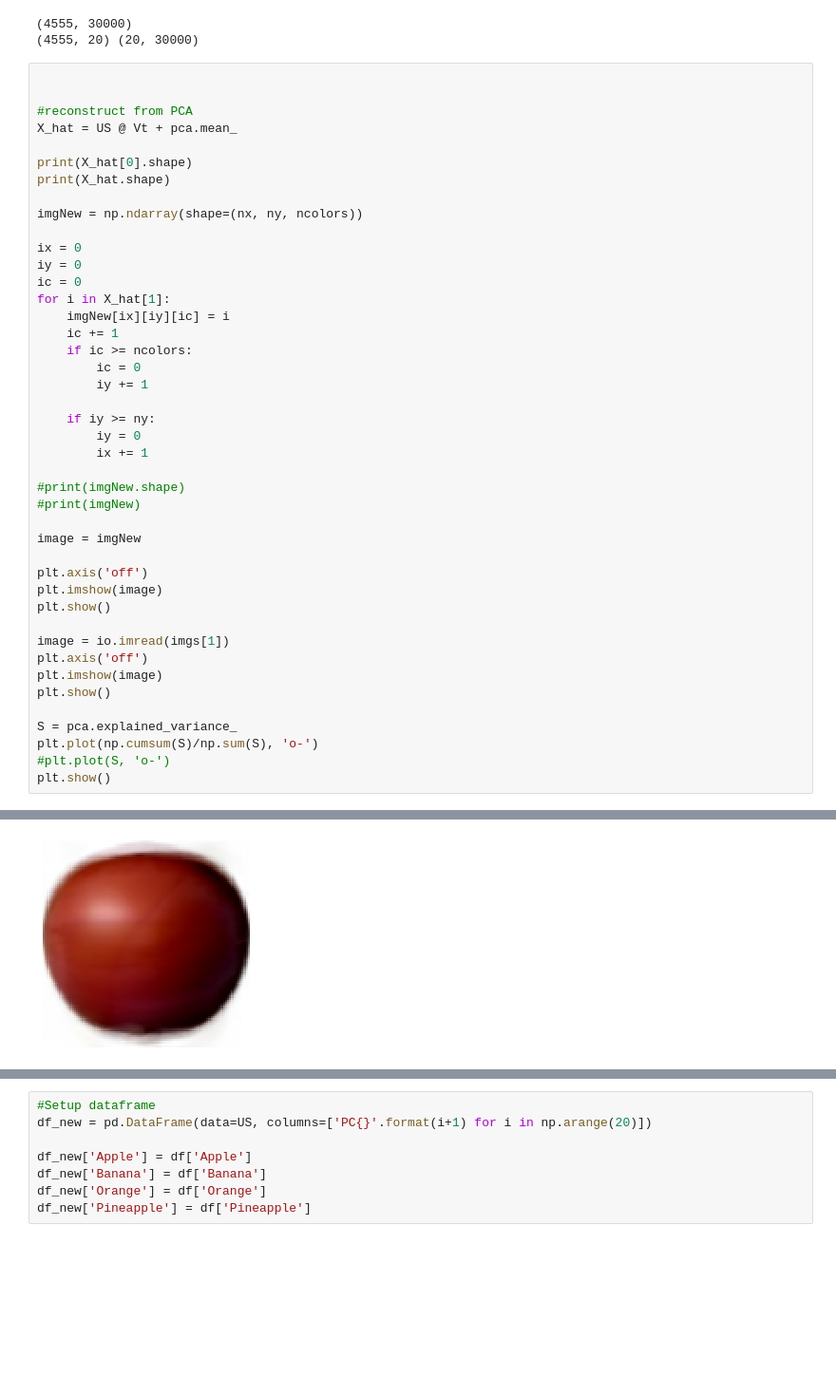
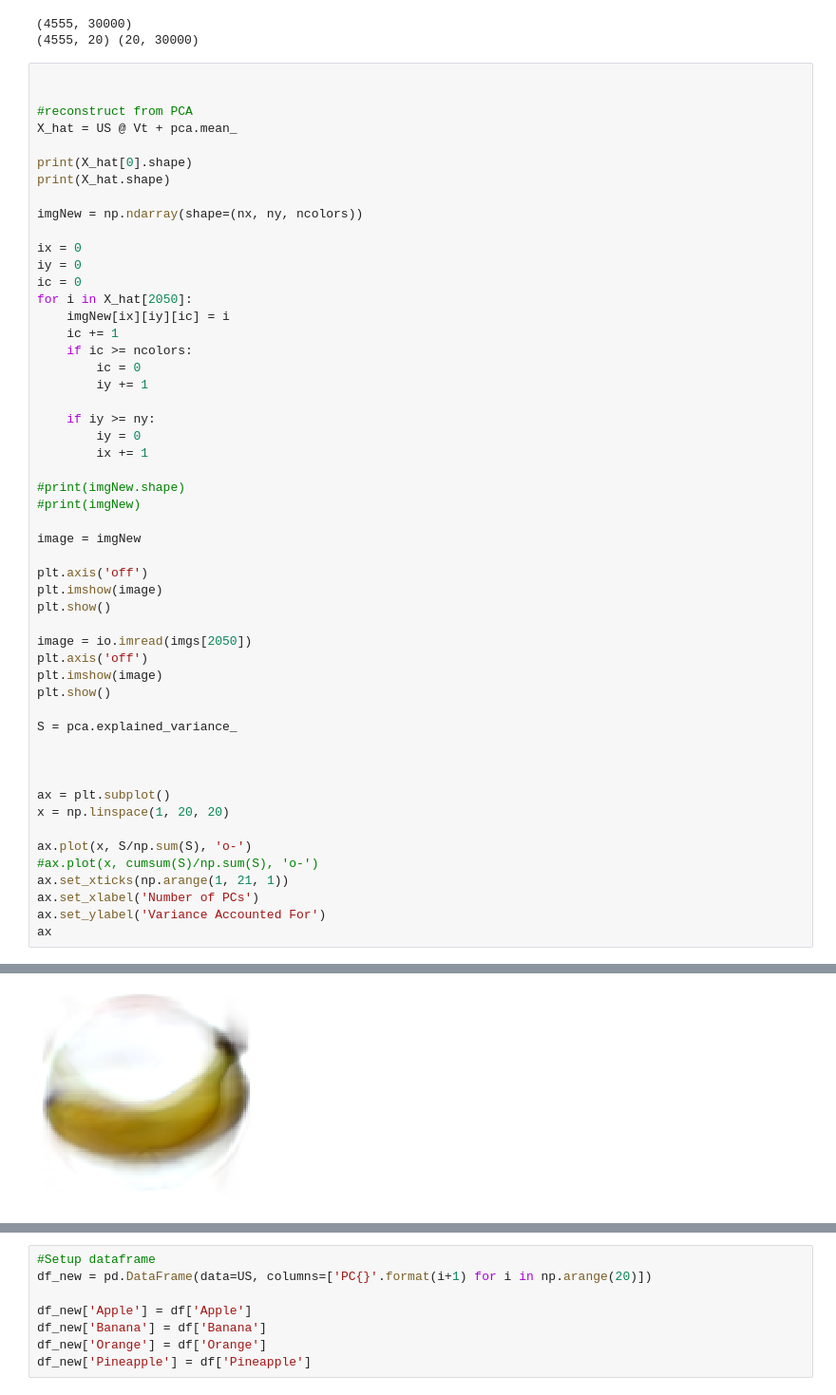
Before and after one commit to FrankWan27/WhatAreYouEating, a Jupyter notebook: What Are You Eating Kaggle PCA.ipynb, the cells around one changed output, grey strips where cells are left out. Shown: that part at 95% size. Cells and saved outputs as stored; diff of their text form; blank space fills up the shorter version.

Commit message:
Added more images for report, added KFold CV for model selection of PCs

```diff
--- a/What Are You Eating Kaggle PCA.ipynb
+++ b/What Are You Eating Kaggle PCA.ipynb
@@ -134,37 +134,46 @@ imgNew = np.ndarray(shape=(nx, ny, ncolors))
 ix = 0
 iy = 0
 ic = 0
-for i in X_hat[1]:
+for i in X_hat[2050]:
     imgNew[ix][iy][ic] = i
     ic += 1
     if ic >= ncolors:
         ic = 0
         iy += 1
 
     if iy >= ny:
         iy = 0
         ix += 1
 
 #print(imgNew.shape)
 #print(imgNew)
 
 image = imgNew
 
 plt.axis('off')
 plt.imshow(image)
 plt.show()
 
-image = io.imread(imgs[1])
+image = io.imread(imgs[2050])
 plt.axis('off')
 plt.imshow(image)
 plt.show()
 
 S = pca.explained_variance_
-plt.plot(np.cumsum(S)/np.sum(S), 'o-')
-#plt.plot(S, 'o-')
-plt.show()
+
+
+
+ax = plt.subplot()
+x = np.linspace(1, 20, 20)
+
+ax.plot(x, S/np.sum(S), 'o-')
+#ax.plot(x, cumsum(S)/np.sum(S), 'o-')
+ax.set_xticks(np.arange(1, 21, 1))
+ax.set_xlabel('Number of PCs')
+ax.set_ylabel('Variance Accounted For')
+ax
 # %% [output]
 Clipping input data to the valid range for imshow with RGB data ([0..1] for floats or [0..255] for integers).
 (30000,)
 (4555, 30000)
-[figure, old version]
+[figure, new version]
```
Also changed, not shown: parts of 2 cells of this notebook, 17 other files.
